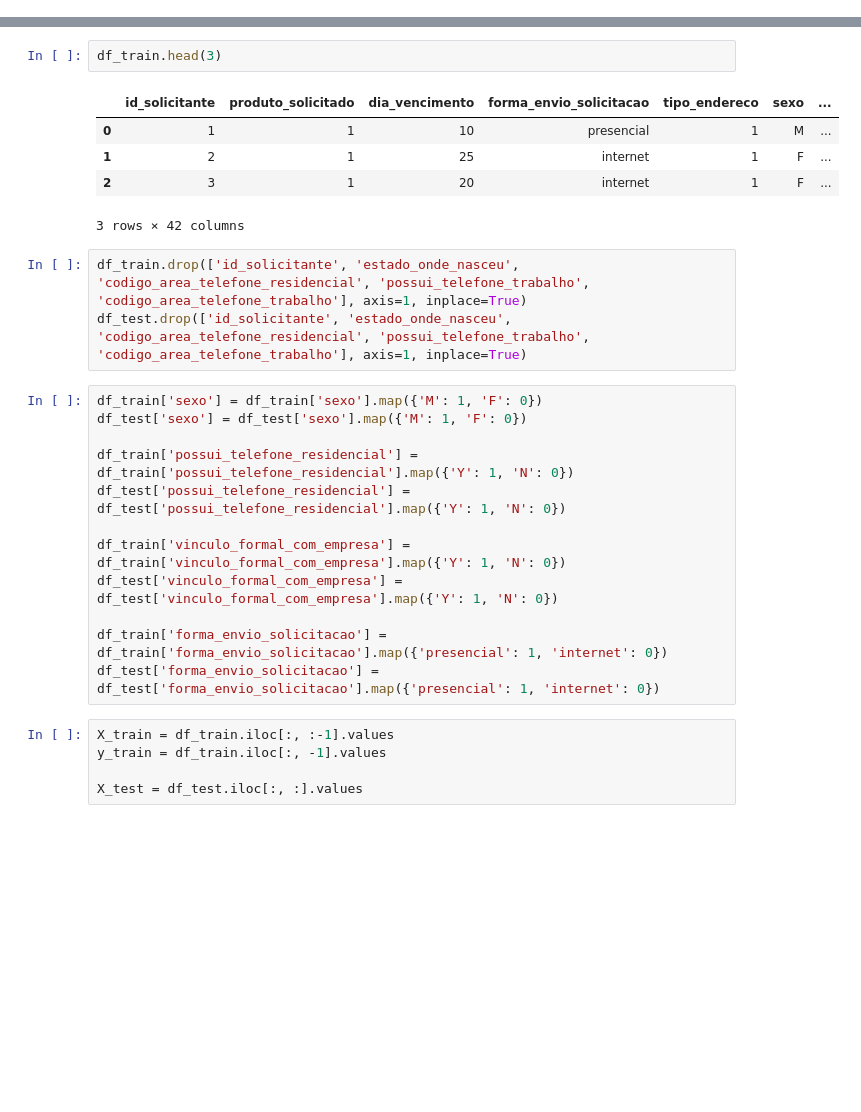
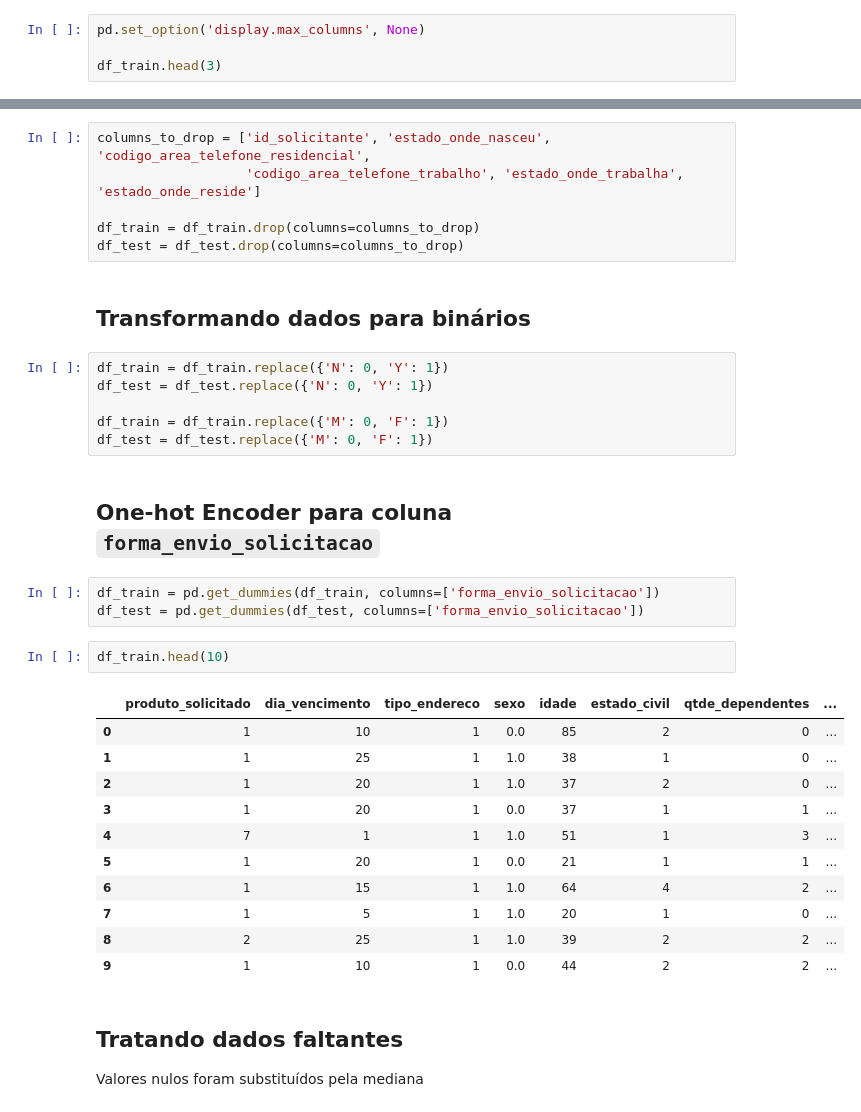
Before and after one commit to pedrokuchpil/EEL891-IntroductionToMachineLearning, a Jupyter notebook: EEL891_trabalho1.ipynb, the cells around one changed output, grey strips where cells are left out. Saved outputs shown, nothing was run; the diff lists cells and outputs as text; blank space fills up the shorter version.

```diff
--- a/EEL891_trabalho1.ipynb
+++ b/EEL891_trabalho1.ipynb
@@ -8,0 +26,4 @@ df_test = pd.read_csv('data/test.csv')
+# %%
+pd.set_option('display.max_columns', None)
+
+df_train.head(3)
@@ -9,31 +61,40 @@ df_test = pd.read_csv('data/test.csv')
+# %%
+columns_to_drop = ['id_solicitante', 'estado_onde_nasceu', 'codigo_area_telefone_residencial',
+                   'codigo_area_telefone_trabalho', 'estado_onde_trabalha', 'estado_onde_reside']
+
+df_train = df_train.drop(columns=columns_to_drop)
+df_test = df_test.drop(columns=columns_to_drop)
+# %% [markdown]
+## Transformando dados para binários
+# %%
+df_train = df_train.replace({'N': 0, 'Y': 1})
+df_test = df_test.replace({'N': 0, 'Y': 1})
+
+df_train = df_train.replace({'M': 0, 'F': 1})
+df_test = df_test.replace({'M': 0, 'F': 1})
+# %% [markdown]
+## <it>One-hot Encoder para coluna <code>forma_envio_solicitacao</code>
+# %%
+df_train = pd.get_dummies(df_train, columns=['forma_envio_solicitacao'])
+df_test = pd.get_dummies(df_test, columns=['forma_envio_solicitacao'])
 # %%
-df_train.head(3)
+df_train.head(10)
 # %% [output]
-|  | id_solicitante | produto_solicitado | dia_vencimento | forma_envio_solicitacao | tipo_endereco | sexo | ... |
-| 0 | 1 | 1 | 10 | presencial | 1 | M | ... |
-| 1 | 2 | 1 | 25 | internet | 1 | F | ... |
-| 2 | 3 | 1 | 20 | internet | 1 | F | ... |
+|  | produto_solicitado | dia_vencimento | tipo_endereco | sexo | idade | estado_civil | qtde_dependentes | ... |
+| 0 | 1 | 10 | 1 | 0.0 | 85 | 2 | 0 | ... |
+| 1 | 1 | 25 | 1 | 1.0 | 38 | 1 | 0 | ... |
+| 2 | 1 | 20 | 1 | 1.0 | 37 | 2 | 0 | ... |
+| 3 | 1 | 20 | 1 | 0.0 | 37 | 1 | 1 | ... |
+| 4 | 7 | 1 | 1 | 1.0 | 51 | 1 | 3 | ... |
+| 5 | 1 | 20 | 1 | 0.0 | 21 | 1 | 1 | ... |
+| 6 | 1 | 15 | 1 | 1.0 | 64 | 4 | 2 | ... |
+| 7 | 1 | 5 | 1 | 1.0 | 20 | 1 | 0 | ... |
+| 8 | 2 | 25 | 1 | 1.0 | 39 | 2 | 2 | ... |
+| 9 | 1 | 10 | 1 | 0.0 | 44 | 2 | 2 | ... |
-3 rows × 42 columns
-# %%
-df_train.drop(['id_solicitante', 'estado_onde_nasceu', 'codigo_area_telefone_residencial', 'possui_telefone_trabalho', 'codigo_area_telefone_trabalho'], axis=1, inplace=True)
-df_test.drop(['id_solicitante', 'estado_onde_nasceu', 'codigo_area_telefone_residencial', 'possui_telefone_trabalho', 'codigo_area_telefone_trabalho'], axis=1, inplace=True)
-# %%
-df_train['sexo'] = df_train['sexo'].map({'M': 1, 'F': 0})
-df_test['sexo'] = df_test['sexo'].map({'M': 1, 'F': 0})
-
-df_train['possui_telefone_residencial'] = df_train['possui_telefone_residencial'].map({'Y': 1, 'N': 0})
-df_test['possui_telefone_residencial'] = df_test['possui_telefone_residencial'].map({'Y': 1, 'N': 0})
-
-df_train['vinculo_formal_com_empresa'] = df_train['vinculo_formal_com_empresa'].map({'Y': 1, 'N': 0})
-df_test['vinculo_formal_com_empresa'] = df_test['vinculo_formal_com_empresa'].map({'Y': 1, 'N': 0})
-
-df_train['forma_envio_solicitacao'] = df_train['forma_envio_solicitacao'].map({'presencial': 1, 'internet': 0})
-df_test['forma_envio_solicitacao'] = df_test['forma_envio_solicitacao'].map({'presencial': 1, 'internet': 0})
-# %%
-X_train = df_train.iloc[:, :-1].values
-y_train = df_train.iloc[:, -1].values
-
-X_test = df_test.iloc[:, :].values
+# %% [markdown]
+## Tratando dados faltantes
+
+Valores nulos foram substituídos pela mediana
 # %%
 df_train.isna().sum()
 # %% [output]
```
Also changed, not shown: parts of 23 cells of this notebook, 1 other file.
